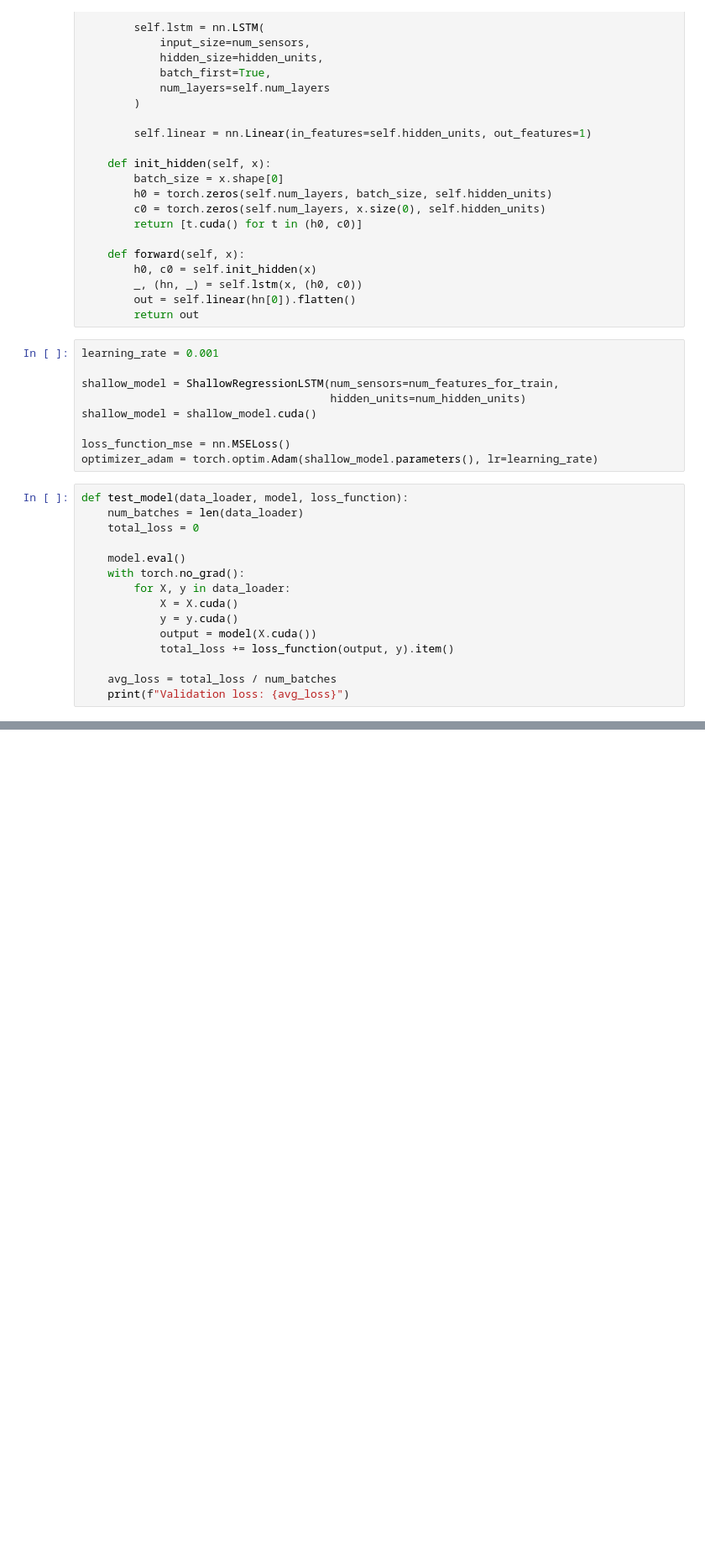
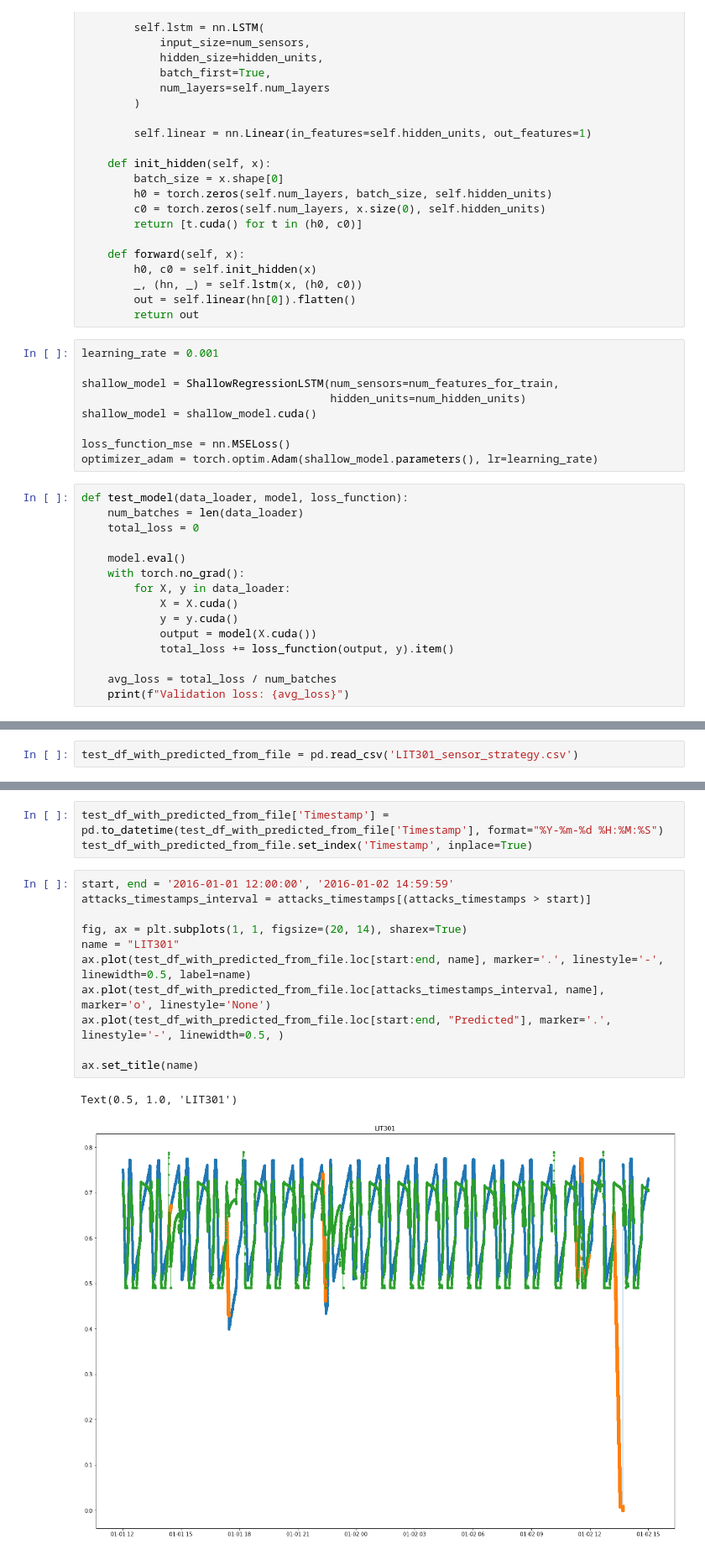
Before and after one commit to Data-Scrappers/cross-galactic-hackathon-2022, a Jupyter notebook: LSTM/main.ipynb, the cells around one changed output, grey strips where cells are left out. Shown at 84% size. Drawn from its saved outputs; the diff is of its cells as text; blank space fills up the shorter version.

Commit message:
Update graphs for presentation

```diff
--- a/LSTM/main.ipynb
+++ b/LSTM/main.ipynb
@@ -459,0 +450,2 @@ test_df_with_predicted.to_csv('LIT301_sensor_strategy.csv', index=True)
+# %%
+test_df_with_predicted_from_file = pd.read_csv('LIT301_sensor_strategy.csv')
@@ -459,0 +462,17 @@ test_df_with_predicted.to_csv('LIT301_sensor_strategy.csv', index=True)
+# %%
+test_df_with_predicted_from_file['Timestamp'] = pd.to_datetime(test_df_with_predicted_from_file['Timestamp'], format="%Y-%m-%d %H:%M:%S")
+test_df_with_predicted_from_file.set_index('Timestamp', inplace=True)
+# %%
+start, end = '2016-01-01 12:00:00', '2016-01-02 14:59:59'
+attacks_timestamps_interval = attacks_timestamps[(attacks_timestamps > start)]
+
+fig, ax = plt.subplots(1, 1, figsize=(20, 14), sharex=True)
+name = "LIT301"
+ax.plot(test_df_with_predicted_from_file.loc[start:end, name], marker='.', linestyle='-', linewidth=0.5, label=name)
+ax.plot(test_df_with_predicted_from_file.loc[attacks_timestamps_interval, name], marker='o', linestyle='None')
+ax.plot(test_df_with_predicted_from_file.loc[start:end, "Predicted"], marker='.', linestyle='-', linewidth=0.5, )
+
+ax.set_title(name)
+# %% [output]
+Text(0.5, 1.0, 'LIT301')
+[figure, added]
```
Also changed, not shown: parts of 34 cells of this notebook, 1 other file.
